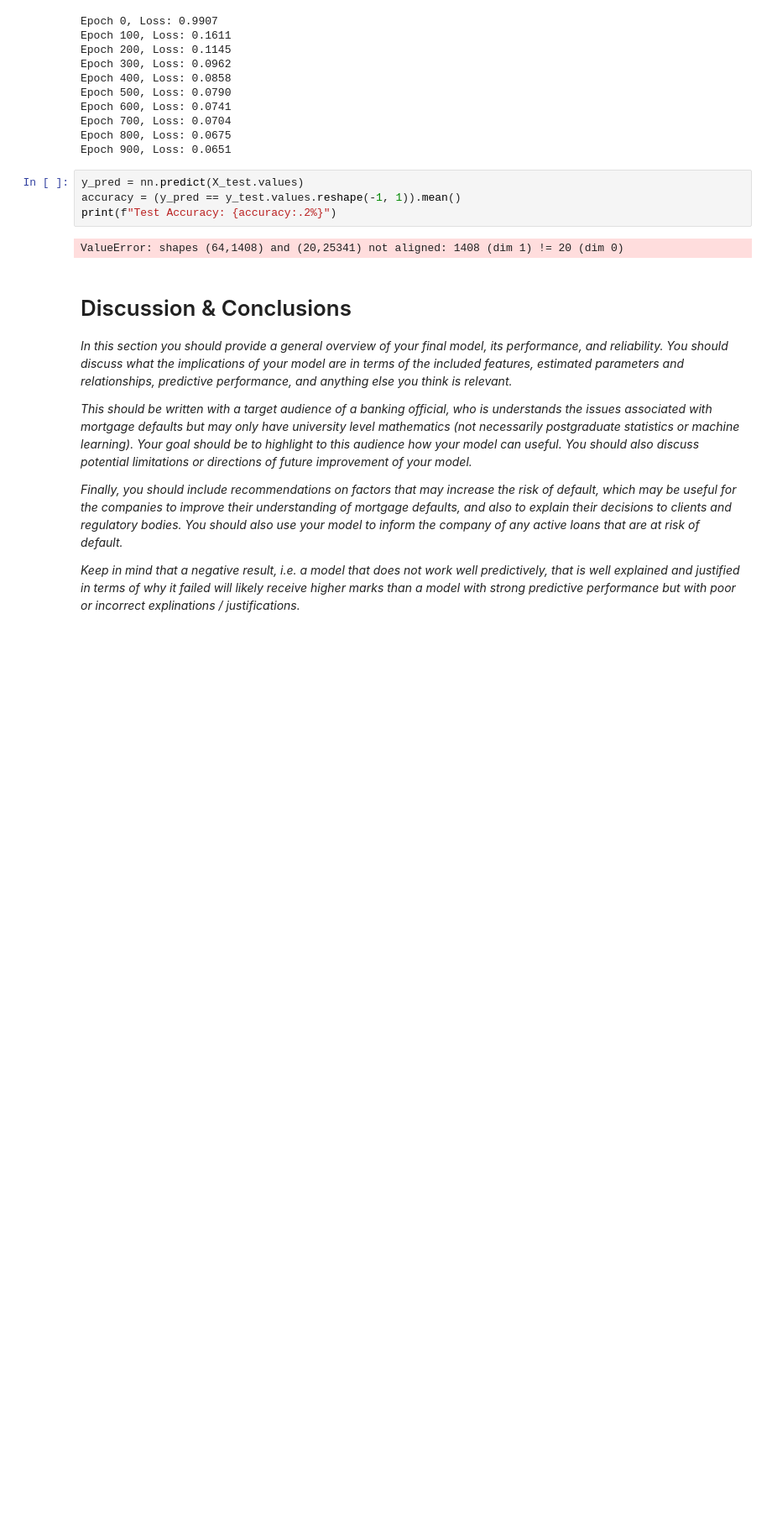
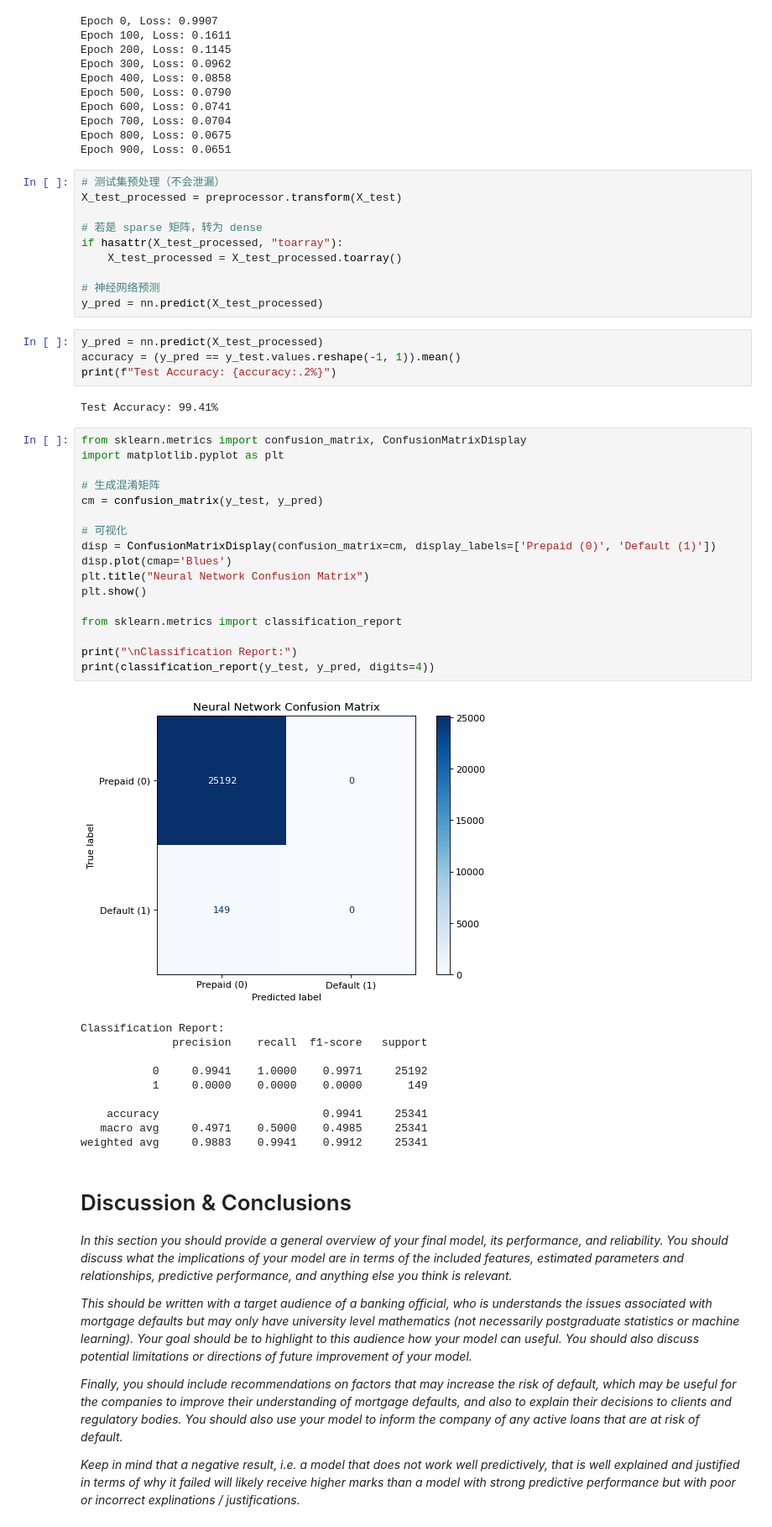
Before and after one commit to AwuoeZYC/Project_2, a Jupyter notebook: project2-neuro.ipynb, the cells around one changed output. Shown: that part at 84% size. Drawn from its saved outputs; the diff is of its cells as text; blank space fills up the shorter version.

```diff
--- a/project2-neuro.ipynb
+++ b/project2-neuro.ipynb
@@ -879,12 +879,50 @@ Epoch 600, Loss: 0.0741
 Epoch 700, Loss: 0.0704
 Epoch 800, Loss: 0.0675
 Epoch 900, Loss: 0.0651
+# %%
+# 测试集预处理（不会泄漏）
+X_test_processed = preprocessor.transform(X_test)
+
+# 若是 sparse 矩阵，转为 dense
+if hasattr(X_test_processed, "toarray"):
+    X_test_processed = X_test_processed.toarray()
+
+# 神经网络预测
+y_pred = nn.predict(X_test_processed)
 # %%
-y_pred = nn.predict(X_test.values)
+y_pred = nn.predict(X_test_processed)
 accuracy = (y_pred == y_test.values.reshape(-1, 1)).mean()
 print(f"Test Accuracy: {accuracy:.2%}")
 # %% [output]
-ValueError: shapes (64,1408) and (20,25341) not aligned: 1408 (dim 1) != 20 (dim 0)
+Test Accuracy: 99.41%
+# %%
+from sklearn.metrics import confusion_matrix, ConfusionMatrixDisplay
+import matplotlib.pyplot as plt
+
+# 生成混淆矩阵
+cm = confusion_matrix(y_test, y_pred)
+
+# 可视化
+disp = ConfusionMatrixDisplay(confusion_matrix=cm, display_labels=['Prepaid (0)', 'Default (1)'])
+disp.plot(cmap='Blues')
+plt.title("Neural Network Confusion Matrix")
+plt.show()
+
+from sklearn.metrics import classification_report
+
+print("\nClassification Report:")
+print(classification_report(y_test, y_pred, digits=4))
+# %% [output]
+[figure, added]
+Classification Report:
+              precision    recall  f1-score   support
+
+           0     0.9941    1.0000    0.9971     25192
+           1     0.0000    0.0000    0.0000       149
+
+    accuracy                         0.9941     25341
+   macro avg     0.4971    0.5000    0.4985     25341
+weighted avg     0.9883    0.9941    0.9912     25341
 # %% [markdown]
 # Discussion & Conclusions
 
```
